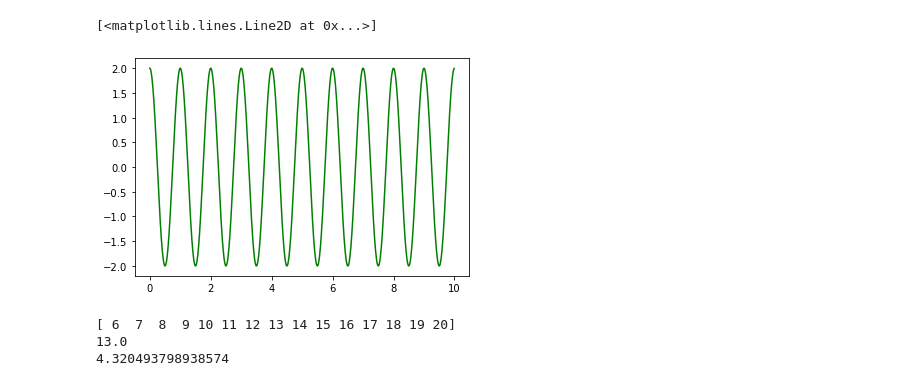
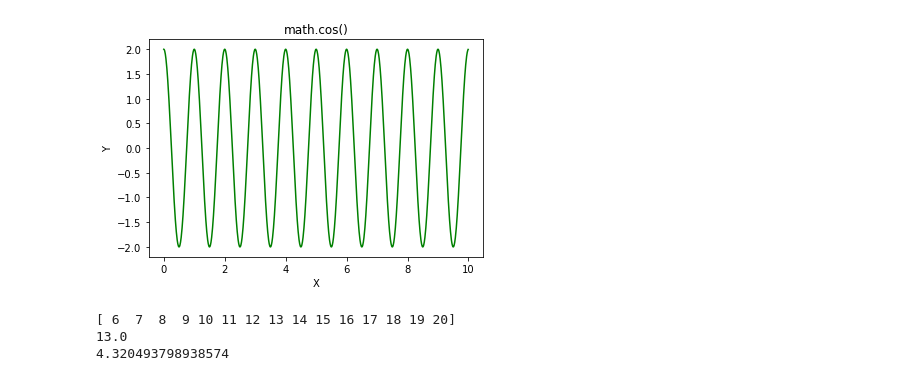
Before and after one commit to qgerman2/ml_labs, a Jupyter notebook: lab0.ipynb, the cells around one changed output. Cells and saved outputs as stored; diff of their text form; code cells hidden in the pictures.

```diff
--- a/lab0.ipynb
+++ b/lab0.ipynb
@@ -1,27 +1,30 @@
 # %%
 # Ejercicio 1
 # Graficar una función coseno con 10 ciclos y amplitud 2 utilizando un color verde para la curva.
 #
 # Basado en documentación de matplotlib, ejemplo de señales
 # https://matplotlib.org/stable/gallery/lines_bars_and_markers/cohere.html#sphx-glr-gallery-lines-bars-and-markers-cohere-py
 
 import numpy as np
 import matplotlib.pyplot as plt
 import pandas as pd
 
 amplitud = 2
 frecuencia = 1 # ciclos por segundo
 tiempo = 10    # segundos de simulación
 
 dt = 0.01
 t = np.arange(0, tiempo, dt)
 
 s = amplitud * np.cos(2 * np.pi * frecuencia * t)
 
 plt.plot(t, s, color='green')
+plt.title("math.cos()")
+plt.xlabel("X")
+plt.ylabel("Y")
+plt.show()
 # %% [output]
-[<matplotlib.lines.Line2D at 0x...>]
-[figure, old version]
+[figure, new version]
 # %%
 # Ejercicio 2
 # Calcular el promedio y desviación estándar del conjunto de números 6, 7, 8, ... 20.
```
